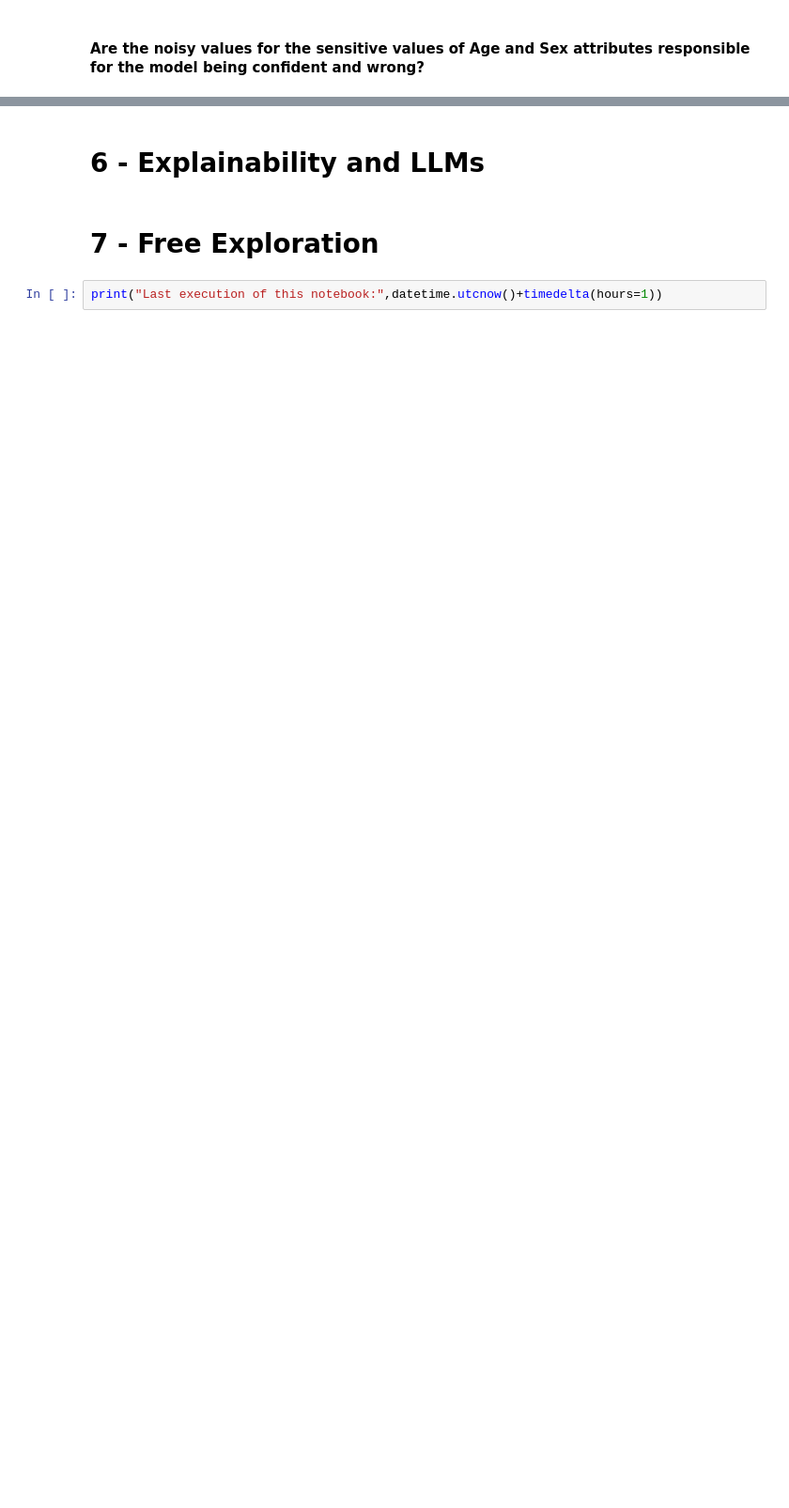
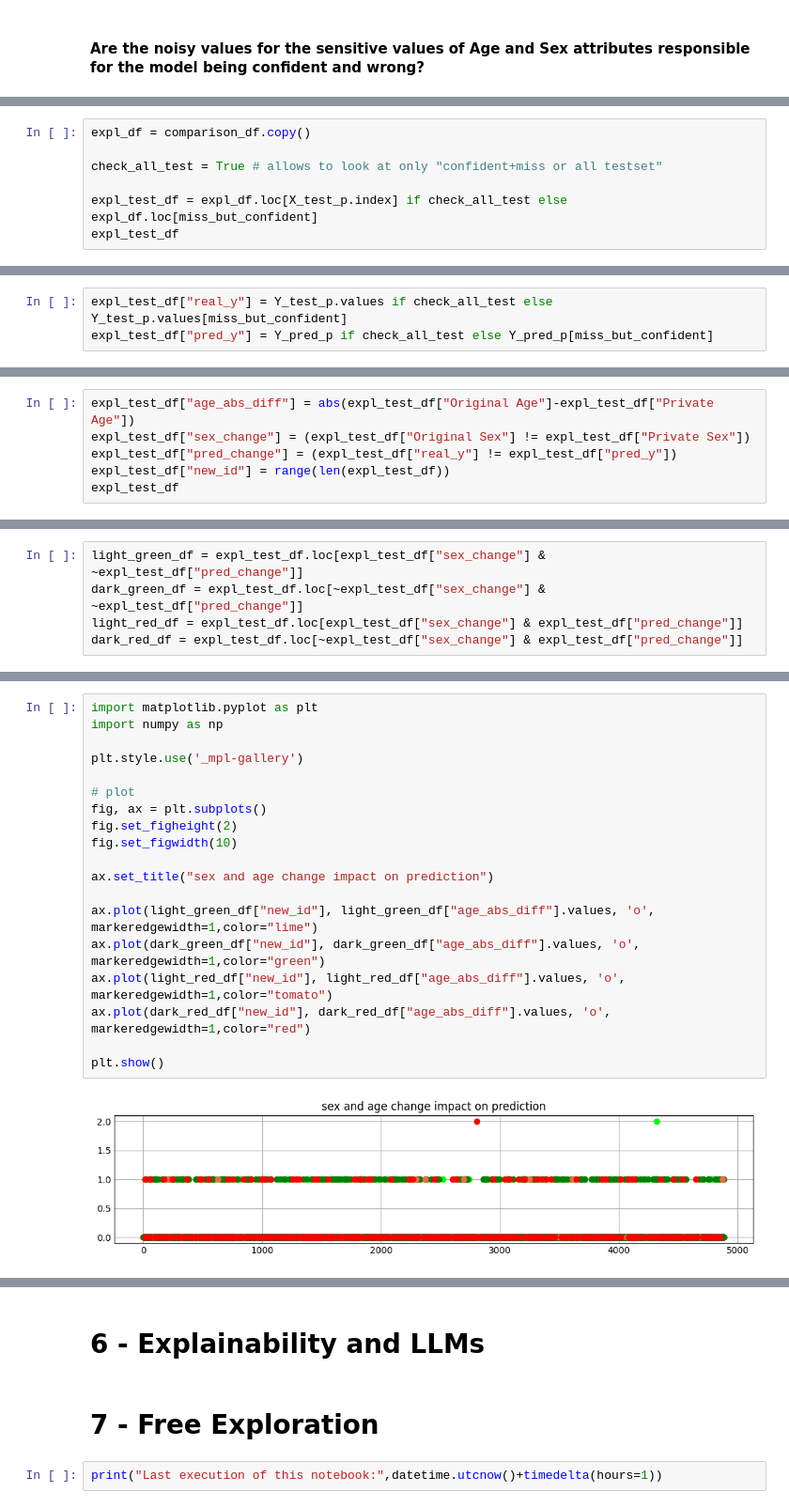
Before and after one commit to helezi99/INFO-H420-Management-of-Data-Science-and-Business-Workflows---Project-on-Responsible-Data-Science, a Jupyter notebook: responsible_data_science.ipynb, the cells around one changed output, grey strips where cells are left out. Shown at 94% size. Drawn from its saved outputs; the diff is of its cells as text; blank space fills up the shorter version.

Commit message:
analysis of the impact of age and sex change on the prediction

```diff
--- a/responsible_data_science.ipynb
+++ b/responsible_data_science.ipynb
@@ -589,0 +610,7 @@ There are 30 instances where the model is very confident but wrong.
+# %%
+expl_df = comparison_df.copy()
+
+check_all_test = True # allows to look at only "confident+miss or all testset"
+
+expl_test_df = expl_df.loc[X_test_p.index] if check_all_test else expl_df.loc[miss_but_confident]
+expl_test_df
@@ -589,0 +646,3 @@ There are 30 instances where the model is very confident but wrong.
+# %%
+expl_test_df["real_y"] = Y_test_p.values if check_all_test else Y_test_p.values[miss_but_confident]
+expl_test_df["pred_y"] = Y_pred_p if check_all_test else Y_pred_p[miss_but_confident]
@@ -589,0 +665,6 @@ There are 30 instances where the model is very confident but wrong.
+# %%
+expl_test_df["age_abs_diff"] = abs(expl_test_df["Original Age"]-expl_test_df["Private Age"])
+expl_test_df["sex_change"] = (expl_test_df["Original Sex"] != expl_test_df["Private Sex"])
+expl_test_df["pred_change"] = (expl_test_df["real_y"] != expl_test_df["pred_y"])
+expl_test_df["new_id"] = range(len(expl_test_df))
+expl_test_df
@@ -589,0 +685,5 @@ There are 30 instances where the model is very confident but wrong.
+# %%
+light_green_df = expl_test_df.loc[expl_test_df["sex_change"] & ~expl_test_df["pred_change"]]
+dark_green_df = expl_test_df.loc[~expl_test_df["sex_change"] & ~expl_test_df["pred_change"]]
+light_red_df = expl_test_df.loc[expl_test_df["sex_change"] & expl_test_df["pred_change"]]
+dark_red_df = expl_test_df.loc[~expl_test_df["sex_change"] & expl_test_df["pred_change"]]
@@ -589,0 +700,21 @@ There are 30 instances where the model is very confident but wrong.
+# %%
+import matplotlib.pyplot as plt
+import numpy as np
+
+plt.style.use('_mpl-gallery')
+
+# plot
+fig, ax = plt.subplots()
+fig.set_figheight(2)
+fig.set_figwidth(10)
+
+ax.set_title("sex and age change impact on prediction")
+
+ax.plot(light_green_df["new_id"], light_green_df["age_abs_diff"].values, 'o', markeredgewidth=1,color="lime")
+ax.plot(dark_green_df["new_id"], dark_green_df["age_abs_diff"].values, 'o', markeredgewidth=1,color="green")
+ax.plot(light_red_df["new_id"], light_red_df["age_abs_diff"].values, 'o', markeredgewidth=1,color="tomato")
+ax.plot(dark_red_df["new_id"], dark_red_df["age_abs_diff"].values, 'o', markeredgewidth=1,color="red")
+
+plt.show()
+# %% [output]
+[figure, added]
```
Also changed, not shown: parts of 16 cells of this notebook.
